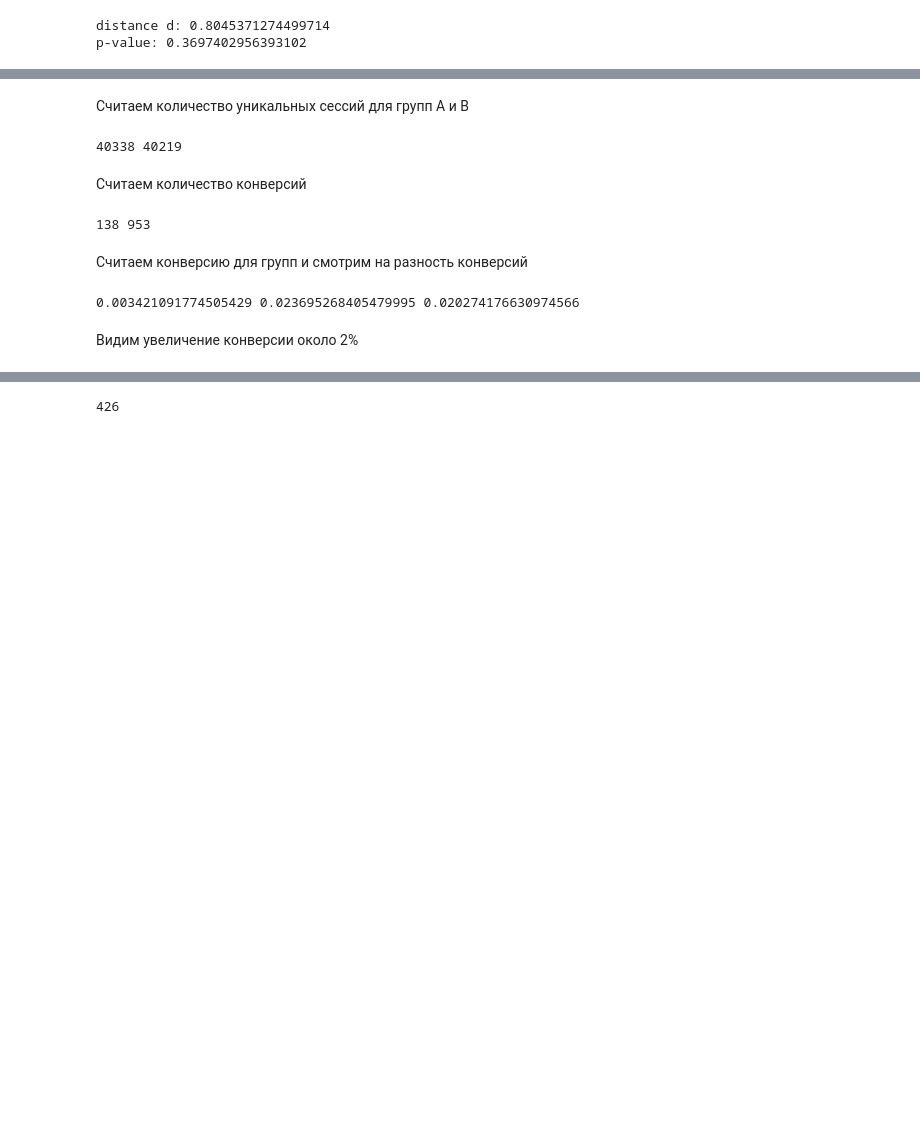
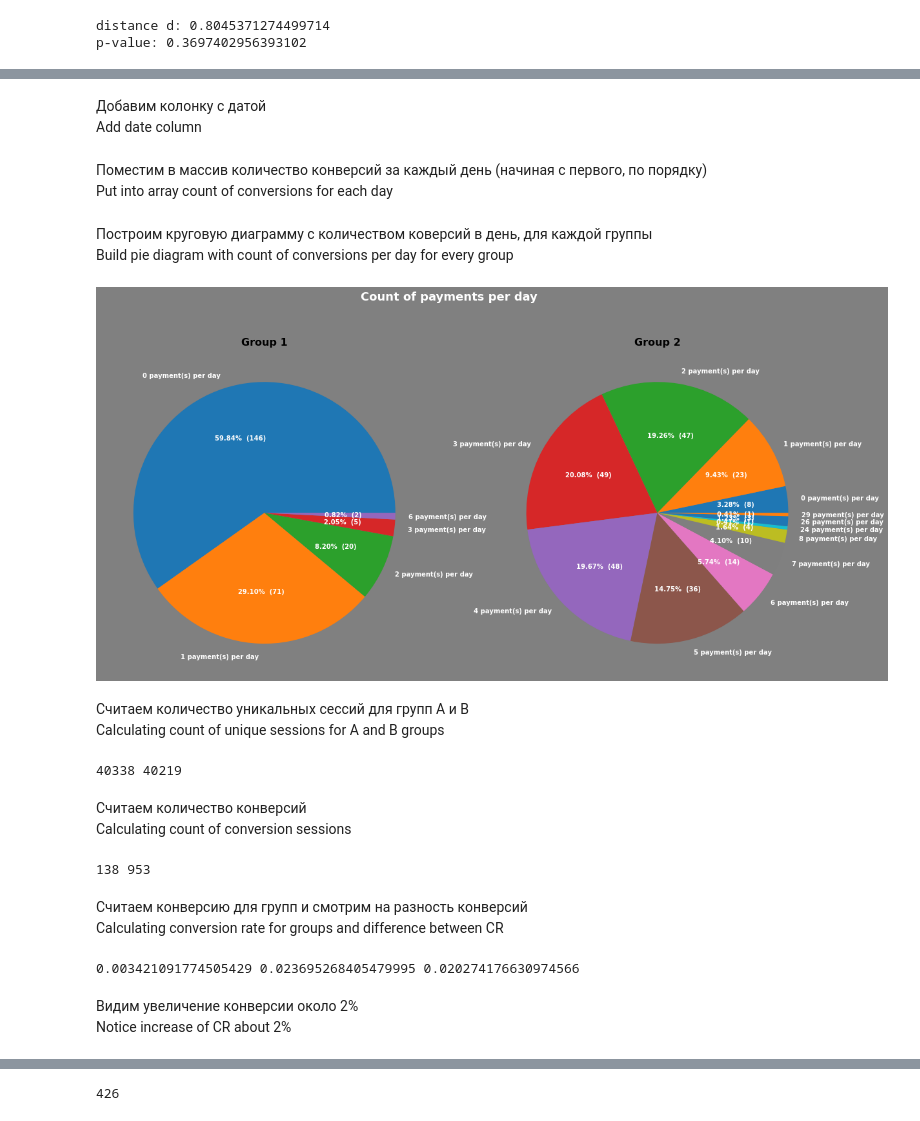
Before and after one commit to thejd777/A_B_testing_CR, a Jupyter notebook: A_B_testing_CR.ipynb, the cells around one changed output, grey strips where cells are left out. Cells and saved outputs as stored; diff of their text form; code cells hidden in the pictures; blank space fills up the shorter version.

```diff
--- a/A_B_testing_CR.ipynb
+++ b/A_B_testing_CR.ipynb
@@ -131,0 +322,3 @@ data2_2NoDuplicates = data2_2.drop_duplicates()
+# %%
+data2_1NoDuplicates = data2_1NoDuplicates.sort_values('timestamp')
+data2_2NoDuplicates = data2_2NoDuplicates.sort_values('timestamp')
@@ -132,5 +328,28 @@ data2_2NoDuplicates = data2_2.drop_duplicates()
+# %%
+data2_1NoDuplicates['conversion'] = np.where(data2_1NoDuplicates['event'] == 'payment_done', 1, 0)
+data2_2NoDuplicates['conversion'] = np.where(data2_2NoDuplicates['event'] == 'payment_done', 1, 0)
+# %% [markdown]
+Добавим колонку с датой
+Add date column
+# %%
+data2_1NoDuplicates['date'] = pd.to_datetime(data2_1NoDuplicates.timestamp.dt.strftime('%Y-%m-%d'))
+data2_2NoDuplicates['date'] = pd.to_datetime(data2_2NoDuplicates.timestamp.dt.strftime('%Y-%m-%d'))
+# %% [markdown]
+Поместим в массив количество конверсий за каждый день (начиная с первого, по порядку)
+Put into array count of conversions for each day
+# %%
+data2_1ConversionSumByDay = np.array(data2_1NoDuplicates[['date', 'conversion']].groupby('date').sum().conversion)
+data2_2ConversionSumByDay = np.array(data2_2NoDuplicates[['date', 'conversion']].groupby('date').sum().conversion)
+# %% [markdown]
+Построим круговую диаграмму с количеством коверсий в день, для каждой группы
+Build pie diagram with count of conversions per day for every group
+# %%
+twoPiesOfPayments(data2_1ConversionSumByDay, data2_2ConversionSumByDay)
+# %% [output]
+[figure, added]
 # %% [markdown]
 Считаем количество уникальных сессий для групп A и B
+Calculating count of unique sessions for A and B groups
 # %%
 sessionCountA2 = data2_1NoDuplicates.groupby('session').count().shape[0]
 sessionCountB2 = data2_2NoDuplicates.groupby('session').count().shape[0]
@@ -139,6 +358,7 @@ print(sessionCountA2, sessionCountB2)
 40338 40219
 # %% [markdown]
 Считаем количество конверсий
+Calculating count of conversion sessions
 # %%
 crA2Count = data2_1NoDuplicates[data2_1NoDuplicates['event'] == 'payment_done'].shape[0]
 crB2Count = data2_2NoDuplicates[data2_2NoDuplicates['event'] == 'payment_done'].shape[0]
@@ -147,6 +367,7 @@ print(crA2Count, crB2Count)
 138 953
 # %% [markdown]
 Считаем конверсию для групп и смотрим на разность конверсий
+Calculating conversion rate for groups and difference between CR
 # %%
 crA2 =  crA2Count / sessionCountA2
 crB2 =  crB2Count / sessionCountB2
@@ -156,3 +377,4 @@ print(crA2, crB2, cr2Delta)
 0.003421091774505429 0.023695268405479995 0.020274176630974566
 # %% [markdown]
 Видим увеличение конверсии около 2%
+Notice increase of CR about 2%
```
Also changed, not shown: parts of 60 cells of this notebook.
